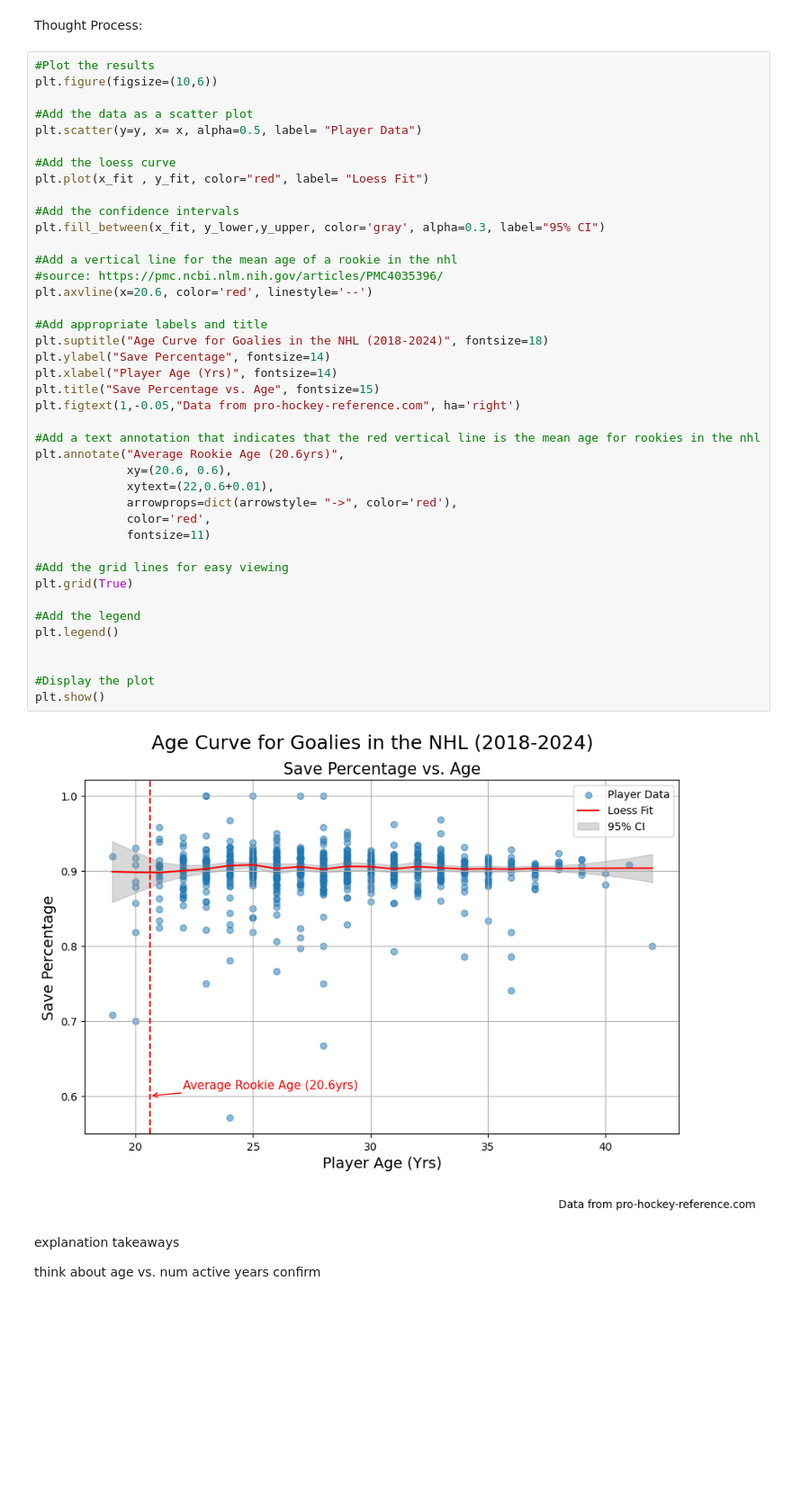
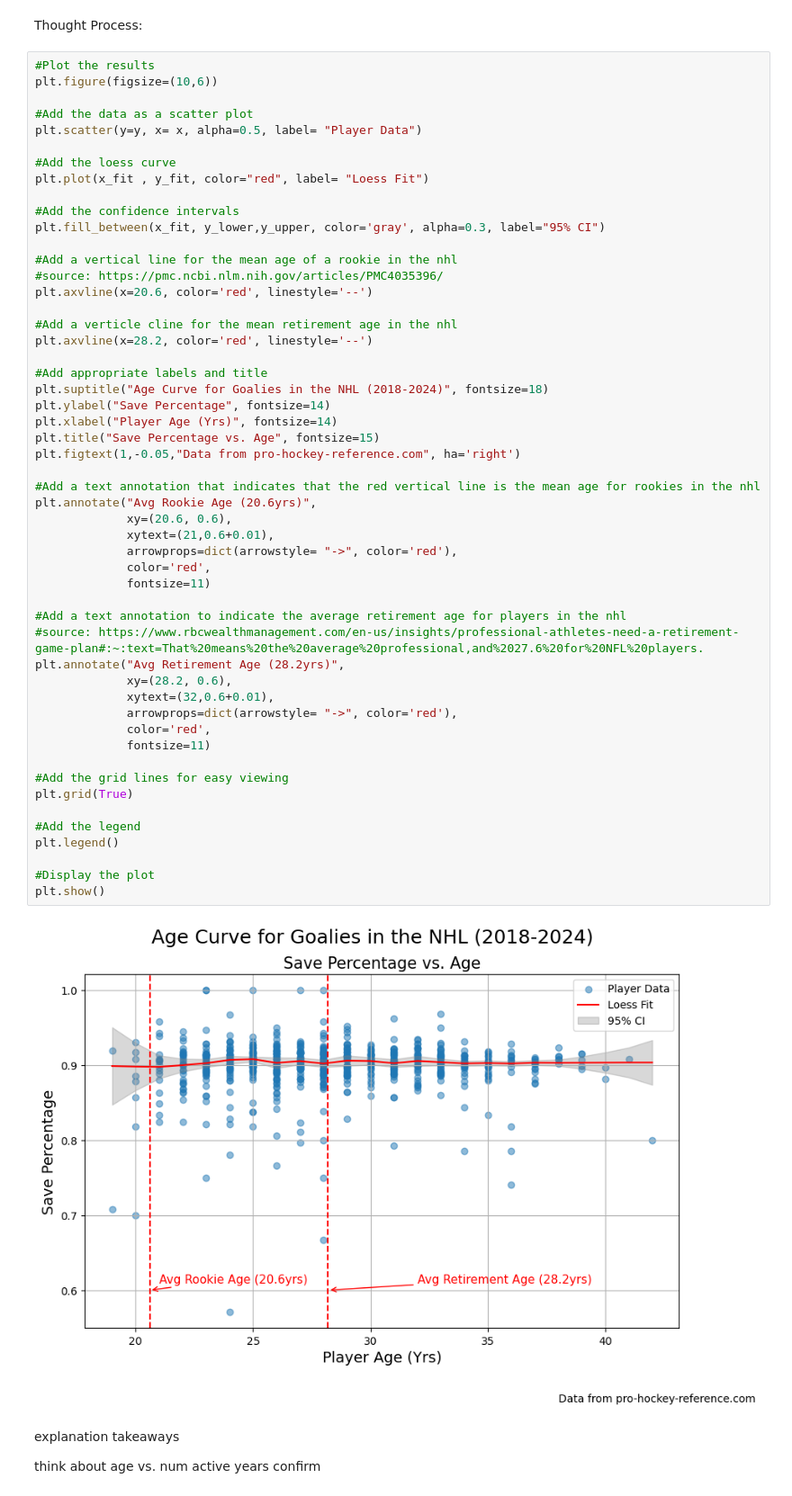
Before and after one commit to cfar506/DSCI235-Project, a Jupyter notebook: 235_Project/goalie_loess.ipynb, the cells around one changed output. Shown at 90% size. Saved outputs shown, nothing was run; the diff lists cells and outputs as text; blank space fills up the shorter version.

Commit message:
added another plot showing GAA vs Age for goalies and added some additional annotations with vertical lines for the average rookie age and the average retirement age

```diff
--- a/235_Project/goalie_loess.ipynb
+++ b/235_Project/goalie_loess.ipynb
@@ -98,37 +98,48 @@ plt.plot(x_fit , y_fit, color="red", label= "Loess Fit")
 
 #Add the confidence intervals
 plt.fill_between(x_fit, y_lower,y_upper, color='gray', alpha=0.3, label="95% CI")
 
 #Add a vertical line for the mean age of a rookie in the nhl
 #source: https://pmc.ncbi.nlm.nih.gov/articles/PMC4035396/
 plt.axvline(x=20.6, color='red', linestyle='--')
 
+#Add a verticle cline for the mean retirement age in the nhl
+plt.axvline(x=28.2, color='red', linestyle='--')
+
 #Add appropriate labels and title
 plt.suptitle("Age Curve for Goalies in the NHL (2018-2024)", fontsize=18)
 plt.ylabel("Save Percentage", fontsize=14)
 plt.xlabel("Player Age (Yrs)", fontsize=14)
 plt.title("Save Percentage vs. Age", fontsize=15)
 plt.figtext(1,-0.05,"Data from pro-hockey-reference.com", ha='right')
 
 #Add a text annotation that indicates that the red vertical line is the mean age for rookies in the nhl
-plt.annotate("Average Rookie Age (20.6yrs)",
+plt.annotate("Avg Rookie Age (20.6yrs)",
              xy=(20.6, 0.6),
-             xytext=(22,0.6+0.01),
+             xytext=(21,0.6+0.01),
+             arrowprops=dict(arrowstyle= "->", color='red'),
+             color='red',
+             fontsize=11)
+
+#Add a text annotation to indicate the average retirement age for players in the nhl
+#source: https://www.rbcwealthmanagement.com/en-us/insights/professional-athletes-need-a-retirement-game-plan#:~:text=That%20means%20the%20average%20professional,and%2027.6%20for%20NFL%20players.
+plt.annotate("Avg Retirement Age (28.2yrs)",
+             xy=(28.2, 0.6),
+             xytext=(32,0.6+0.01),
              arrowprops=dict(arrowstyle= "->", color='red'),
              color='red',
              fontsize=11)
 
 #Add the grid lines for easy viewing
 plt.grid(True)
 
 #Add the legend
 plt.legend()
 
-
 #Display the plot
 plt.show()
 # %% [output]
-[figure, old version]
+[figure, new version]
 # %% [markdown]
 explanation takeaways
 
```
Also changed, not shown: parts of 4 cells of this notebook.
